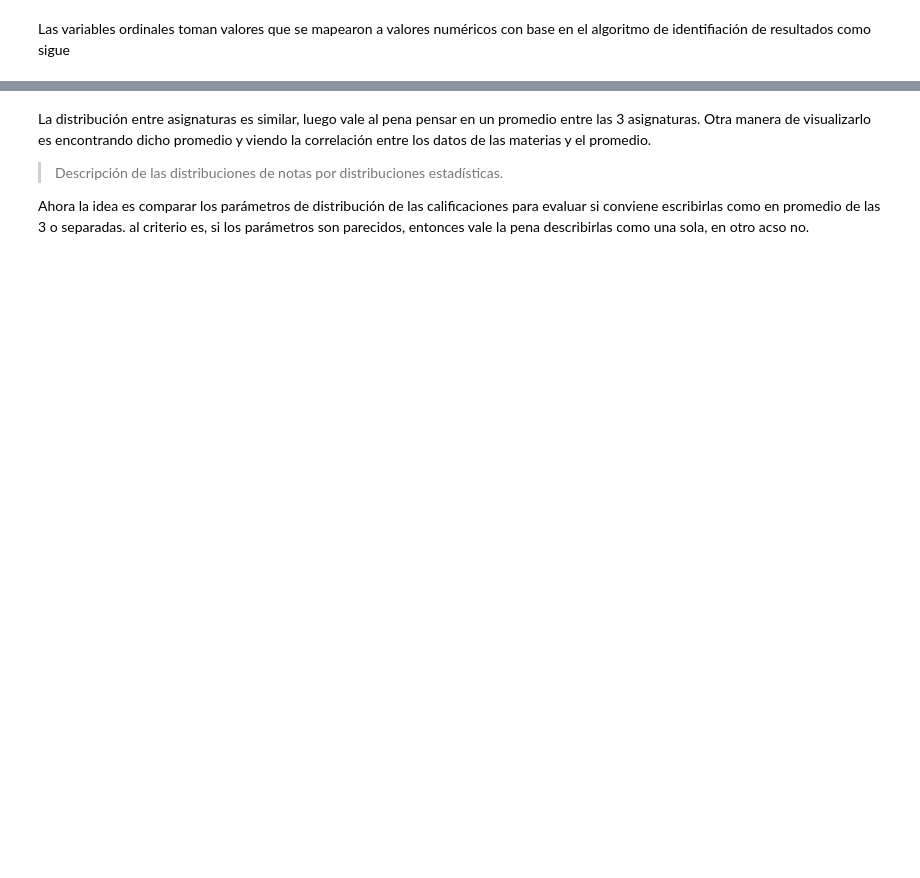
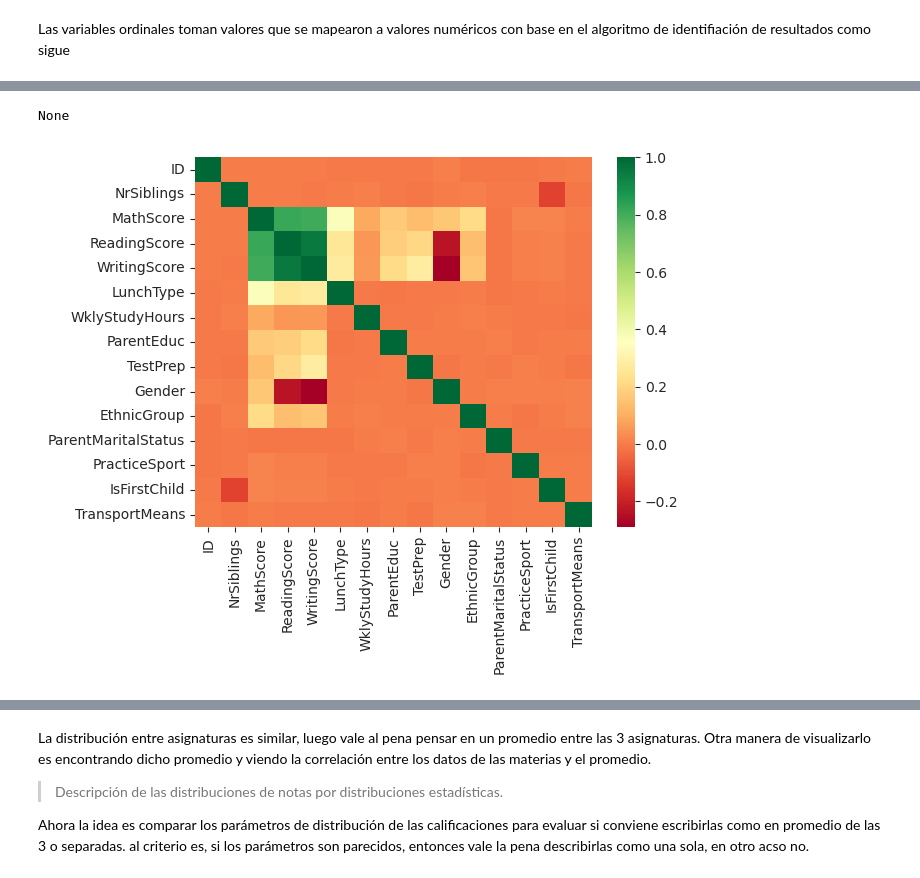
Before and after one commit to AdrFelHB/an-lisis-de-datos, a Jupyter notebook: main.ipynb, the cells around one changed output, grey strips where cells are left out. Drawn from its saved outputs; the diff is of its cells as text; code cells hidden in the pictures; blank space fills up the shorter version.

```diff
--- a/main.ipynb
+++ b/main.ipynb
@@ -200,0 +194,3 @@ plt.show()
+# %%
+for df in data_new.columns.values:
+    data_new[[df]] = data_new[[df]].fillna(value=round(np.mean(data_new[df])))
@@ -200,0 +222,6 @@ plt.show()
+# %%
+data = pd.read_csv("data_new_no_nan.csv")
+data_ordinal = data[ordinal_cols]
+data_categoric = data[categoric_cols]
+data_cuantitative = data[cuantitative_cols]
+display(data.head())
@@ -200,0 +237,4 @@ plt.show()
+# %%
+data = data.iloc[:,1:]
+
+display(data.describe())
@@ -200,0 +264,9 @@ plt.show()
+# %%
+def corr_matrix (df:pd.DataFrame):
+    corr = df.corr()
+    sns.heatmap(data=corr,annot=False,cbar=True,cmap="RdYlGn")
+# %%
+display(corr_matrix(data))
+# %% [output]
+None
+[figure, added]
```
Also changed, not shown: parts of 42 cells of this notebook, 2 other files.
